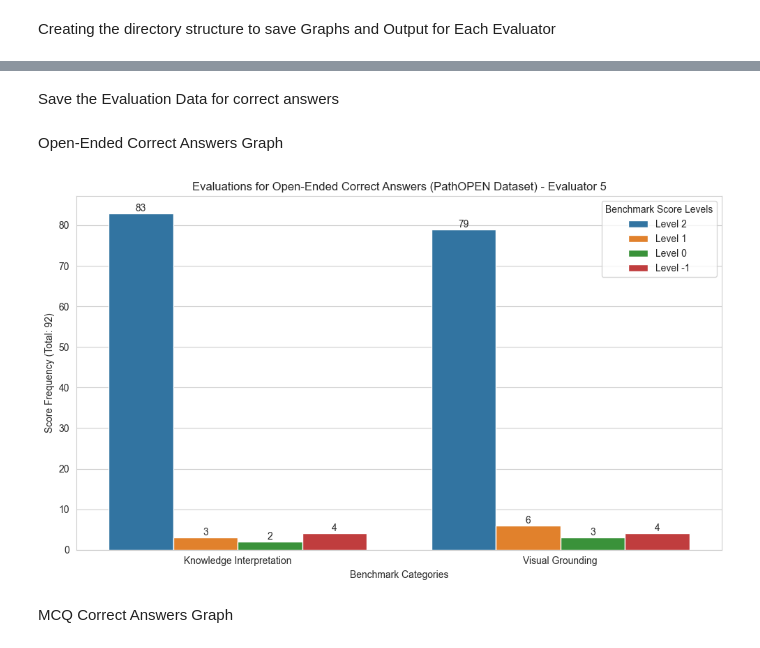
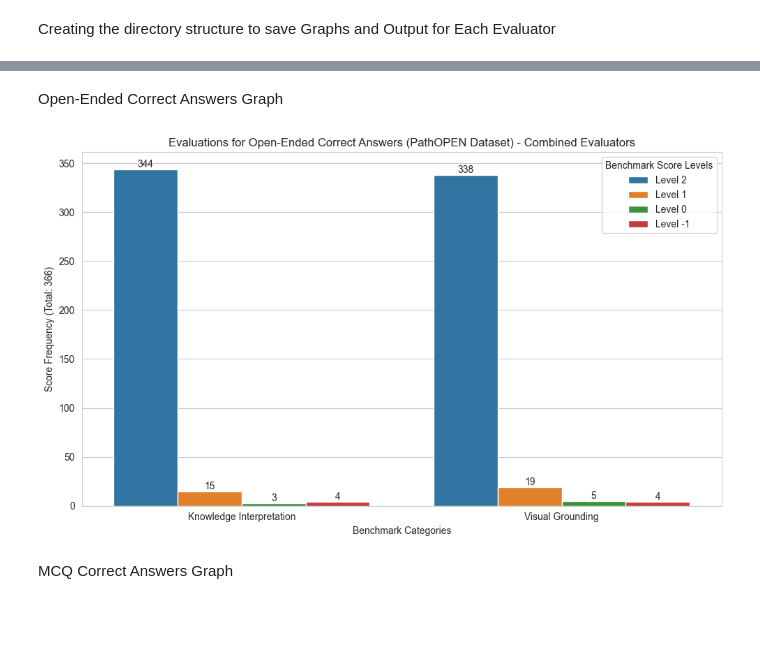
Before and after one commit to embedded-robotics/path-open-data, a Jupyter notebook: pathopen_eval_data_analysis_combined.ipynb, the cells around one changed output, grey strips where cells are left out. Saved outputs shown, nothing was run; the diff lists cells and outputs as text; code cells hidden in the pictures; blank space fills up the shorter version.

```diff
--- a/pathopen_eval_data_analysis_combined.ipynb
+++ b/pathopen_eval_data_analysis_combined.ipynb
@@ -83,22 +10,0 @@ Converting all the evaluation columns from Str to Int
-# %%
-eval_data = eval_data.astype({'OE_Correct_Answer_1_Know_Inter': 'float',
-                                'OE_Correct_Answer_1_Vis_Ground': 'float',
-                                'OE_Wrong_Answer_1_Err_Prox': 'float',
-                                'OE_Wrong_Answer_1_Vis_Ground': 'float',
-                                'OE_Correct_Answer_2_Know_Inter': 'float',
-                                'OE_Correct_Answer_2_Vis_Ground': 'float',
-                                'OE_Wrong_Answer_2_Err_Prox': 'float',
-                                'OE_Wrong_Answer_2_Vis_Ground': 'float',
-                                'MCQ_OE_Correct_Answer_Know_Inter': 'float',
-                                'MCQ_OE_Correct_Answer_Vis_Ground': 'float',
-                                'MCQ_OE_Wrong_Answer_1_Err_Prox': 'float',
-                                'MCQ_OE_Wrong_Answer_1_Vis_Ground': 'float',
-                                'MCQ_OE_Wrong_Answer_2_Err_Prox': 'float',
-                                'MCQ_OE_Wrong_Answer_2_Vis_Ground': 'float',
-                                'MCQ_OE_Wrong_Answer_3_Err_Prox': 'float',
-                                'MCQ_OE_Wrong_Answer_3_Vis_Ground': 'float',
-                                'MCQ_OE_Wrong_Answer_4_Err_Prox': 'float',
-                                'MCQ_OE_Wrong_Answer_4_Vis_Ground': 'float',
-                                'CE_Correct_Answer_Vis_Ground': 'float',})
-
-eval_data.info()
@@ -184,0 +13,12 @@ CE_Correct_Answer_Vis_Ground_Missing: ['img_pathopen_64_01']
+# %%
+evaluator_ids = ['evaluator1', 'evaluator2', 'evaluator4', 'evaluator5']
+correct_answers_eval_data = []
+wrong_answer_eval_data = []
+for evaluator_id in evaluator_ids:
+    correct_answer_eval_data_path = f"output/{evaluator_id}/pathopen_correct_answer_eval_data.pkl"
+    eval_data = pd.read_pickle(correct_answer_eval_data_path)
+    correct_answers_eval_data.append(eval_data)
+
+    wrong_answer_eval_data_path = f"output/{evaluator_id}/pathopen_wrong_answer_eval_data.pkl"
+    eval_data = pd.read_pickle(wrong_answer_eval_data_path)
+    wrong_answer_eval_data.append(eval_data)
@@ -184,0 +27,3 @@ CE_Correct_Answer_Vis_Ground_Missing: ['img_pathopen_64_01']
+# %%
+correct_answers_eval_data_combined = correct_answers_eval_data[0] + correct_answers_eval_data[1] + correct_answers_eval_data[2] + correct_answers_eval_data[3]
+correct_answers_eval_data_combined
@@ -307,2 +47,0 @@ correct_answer_eval_data
-# %% [markdown]
-Save the Evaluation Data for correct answers
@@ -311,24 +48,24 @@ correct_answer_eval_data.to_pickle(os.path.join(output_data_path, 'pathopen_corr
 # %% [markdown]
 Open-Ended Correct Answers Graph
 # %%
-temp_data = correct_answer_eval_data.loc['Open-Ended'].transpose().reset_index()
+temp_data = correct_answers_eval_data_combined.drop(columns=['Total']).loc['Open-Ended'].transpose().reset_index()
 temp_data = temp_data.melt(id_vars='index', var_name='Column Names', value_name='Values')
 
 sns.set_style("whitegrid")
 plt.figure(figsize=(10, 6))
 ax = sns.barplot(data=temp_data, x='Column Names', y='Values', hue='index')
 
 for container in ax.containers:
     ax.bar_label(container)
-plt.title(f'Evaluations for Open-Ended Correct Answers (PathOPEN Dataset) - Evaluator {evaluator_id[-1]}')
+plt.title(f'Evaluations for Open-Ended Correct Answers (PathOPEN Dataset) - Combined Evaluators')
 plt.xlabel('Benchmark Categories')
-plt.ylabel(f'Score Frequency (Total: {correct_answer_total[0]})')
+plt.ylabel(f'Score Frequency (Total: {correct_answers_eval_data_combined.loc["Open-Ended"]["Total"].iloc[0]})')
 plt.legend(title='Benchmark Score Levels')
 plt.tight_layout()
 plt.savefig(f'{output_data_path}/pathopen_open_ended_correct_answers.png')
 plt.show()
 # %% [output]
-[figure, old version]
+[figure, new version]
 # %% [markdown]
 MCQ Correct Answers Graph
 # %%
```
Also changed, not shown: parts of 53 cells of this notebook, 5 other files.
